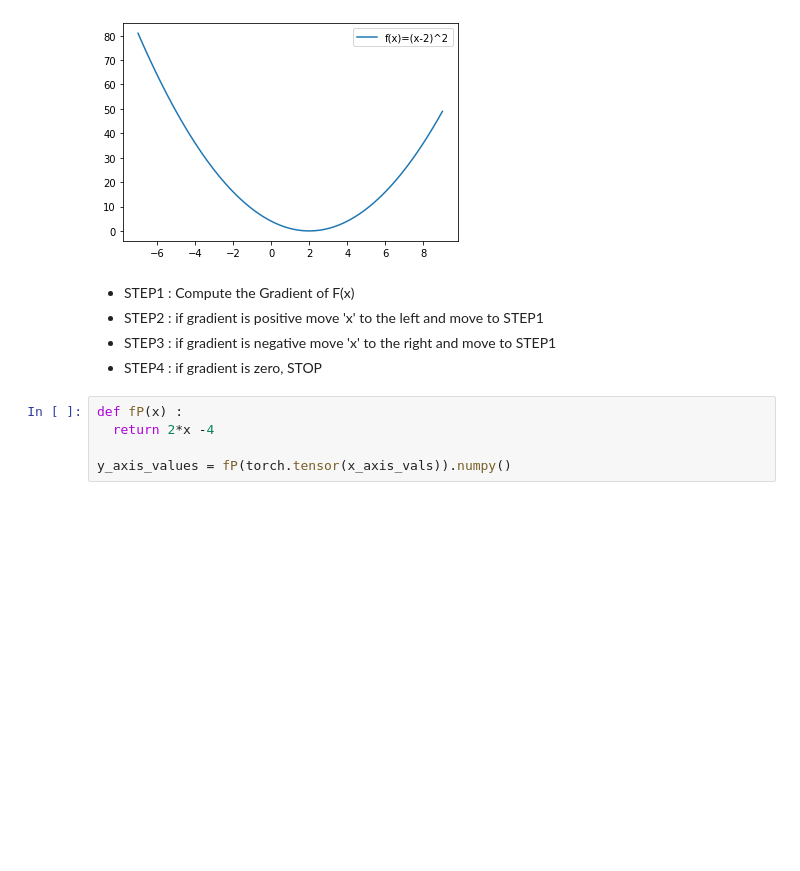
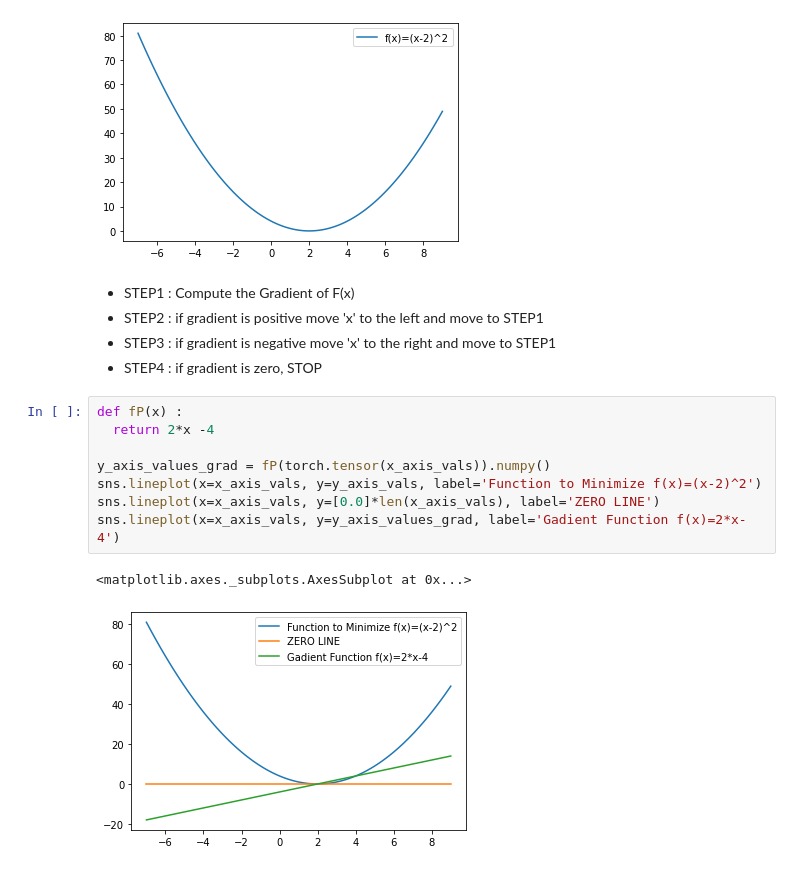
Before and after one commit to narendra974/insidedeeplearning, a Jupyter notebook: PyTorchBasics.ipynb, the cells around one changed output. Saved outputs shown, nothing was run; the diff lists cells and outputs as text; blank space fills up the shorter version.

```diff
--- a/PyTorchBasics.ipynb
+++ b/PyTorchBasics.ipynb
@@ -169,8 +169,14 @@ sns.lineplot(x=x_axis_vals, y=y_axis_vals, label='f(x)=(x-2)^2')
 *   STEP2 : if gradient is positive move 'x' to the left and move to STEP1
 *   STEP3 : if gradient is negative move 'x' to the right and move to STEP1
 *   STEP4 : if gradient is zero, STOP
-# %%
-def fP(x) :
-  return 2*x -4
-
-y_axis_values = fP(torch.tensor(x_axis_vals)).numpy()
+# %%
+def fP(x) :
+  return 2*x -4
+
+y_axis_values_grad = fP(torch.tensor(x_axis_vals)).numpy()
+sns.lineplot(x=x_axis_vals, y=y_axis_vals, label='Function to Minimize f(x)=(x-2)^2')
+sns.lineplot(x=x_axis_vals, y=[0.0]*len(x_axis_vals), label='ZERO LINE')
+sns.lineplot(x=x_axis_vals, y=y_axis_values_grad, label='Gadient Function f(x)=2*x-4')
+# %% [output]
+<matplotlib.axes._subplots.AxesSubplot at 0x...>
+[figure, added]
```
